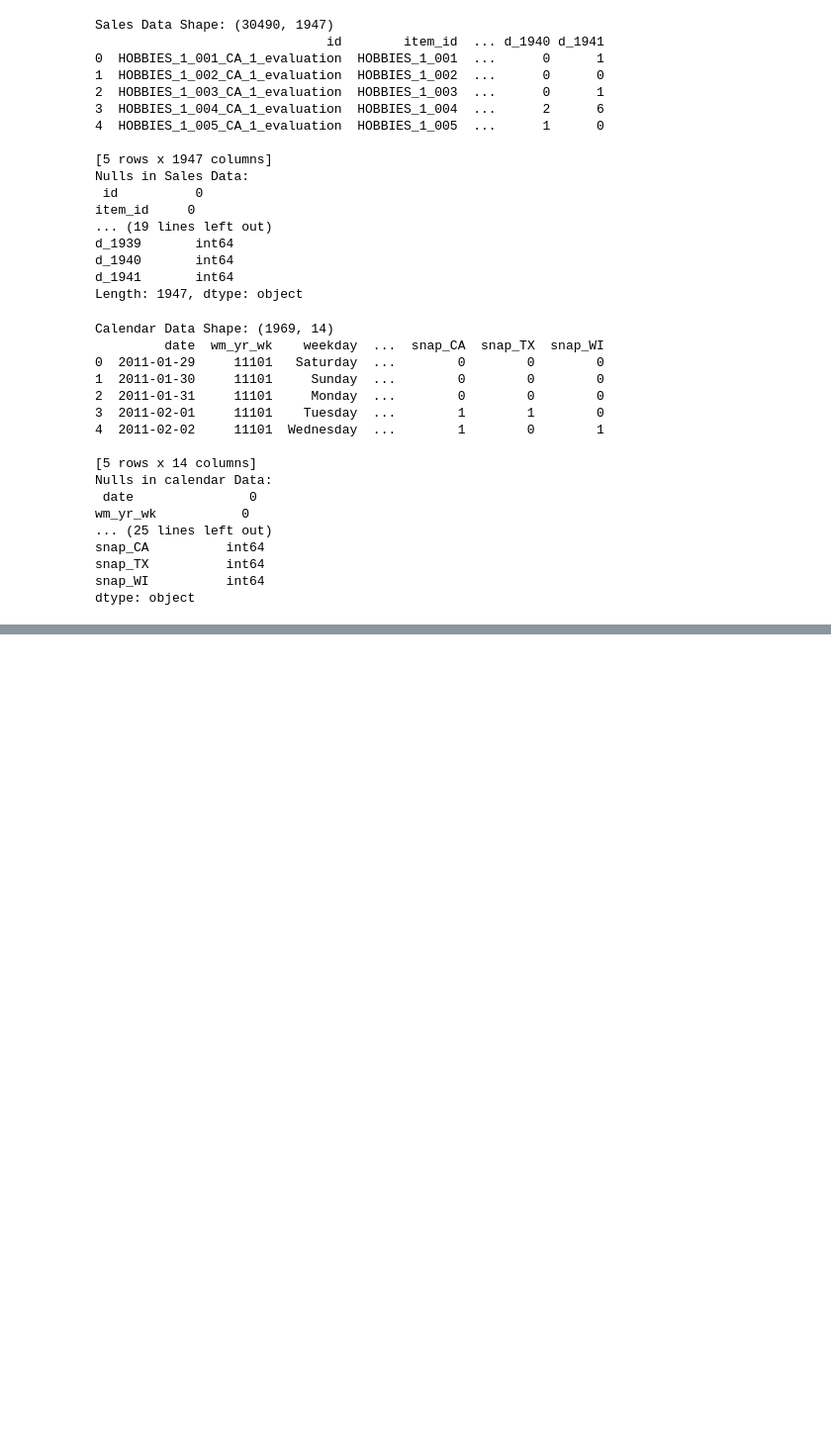
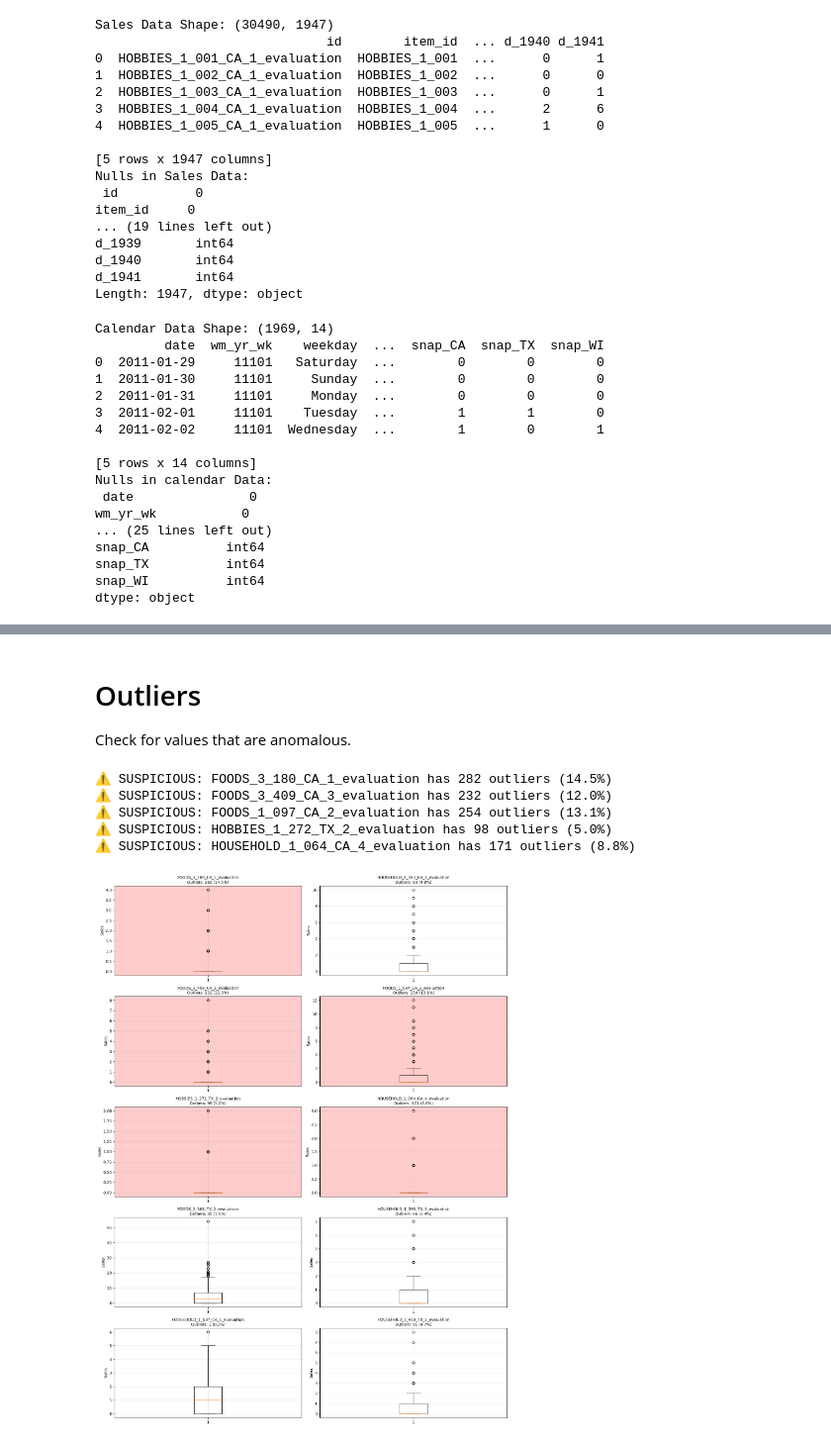
Before and after one commit to alvaroaguado3/demand-forecasting, a Jupyter notebook: notebooks/01_data-exploration.ipynb, the cells around one changed output, grey strips where cells are left out. Shown at 99% size. Drawn from its saved outputs; the diff is of its cells as text; code cells hidden in the pictures; blank space fills up the shorter version.

Commit message:
outlier analysis

```diff
--- a/notebooks/01_data-exploration.ipynb
+++ b/notebooks/01_data-exploration.ipynb
@@ -89,0 +138,55 @@ dtype: object
+# %% [markdown]
+# Outliers
+
+Check for values that are anomalous.
+# %%
+import matplotlib.pyplot as plt
+import numpy as np
+
+# Select 10 random products to analyze
+sample_products = sales['id'].sample(10, random_state=42).tolist()
+
+# Get sales columns (d_1 to d_1941)
+sales_cols = [col for col in sales.columns if col.startswith('d_')]
+
+# Create figure with subplots
+fig, axes = plt.subplots(5, 2, figsize=(15, 20))
+axes = axes.flatten()
+
+# For each sample product, create boxplot and identify outliers
+for idx, product_id in enumerate(sample_products):
+    # Get sales data for this product
+    product_sales = sales[sales['id'] == product_id][sales_cols].values.flatten()
+
+    # Calculate IQR and outliers
+    Q1 = np.percentile(product_sales, 25)
+    Q3 = np.percentile(product_sales, 75)
+    IQR = Q3 - Q1
+    lower_bound = Q1 - 1.5 * IQR
+    upper_bound = Q3 + 1.5 * IQR
+
+    # Count outliers
+    outliers = product_sales[(product_sales < lower_bound) | (product_sales > upper_bound)]
+    outlier_count = len(outliers)
+    outlier_pct = (outlier_count / len(product_sales)) * 100
+
+    # Create boxplot
+    axes[idx].boxplot(product_sales, vert=True)
+    axes[idx].set_title(f'{product_id}\nOutliers: {outlier_count} ({outlier_pct:.1f}%)', fontsize=10)
+    axes[idx].set_ylabel('Sales')
+    axes[idx].grid(True, alpha=0.3)
+
+    # Flag suspicious products (e.g., >5% outliers)
+    if outlier_pct > 5:
+        axes[idx].set_facecolor('#ffcccc')  # Light red background
+        print(f"⚠️ SUSPICIOUS: {product_id} has {outlier_count} outliers ({outlier_pct:.1f}%)")
+
+plt.tight_layout()
+plt.show()
+# %% [output]
+⚠️ SUSPICIOUS: FOODS_3_180_CA_1_evaluation has 282 outliers (14.5%)
+⚠️ SUSPICIOUS: FOODS_3_409_CA_3_evaluation has 232 outliers (12.0%)
+⚠️ SUSPICIOUS: FOODS_1_097_CA_2_evaluation has 254 outliers (13.1%)
+⚠️ SUSPICIOUS: HOBBIES_1_272_TX_2_evaluation has 98 outliers (5.0%)
+⚠️ SUSPICIOUS: HOUSEHOLD_1_064_CA_4_evaluation has 171 outliers (8.8%)
+[figure, added]
```
Also changed, not shown: parts of 5 cells of this notebook.
